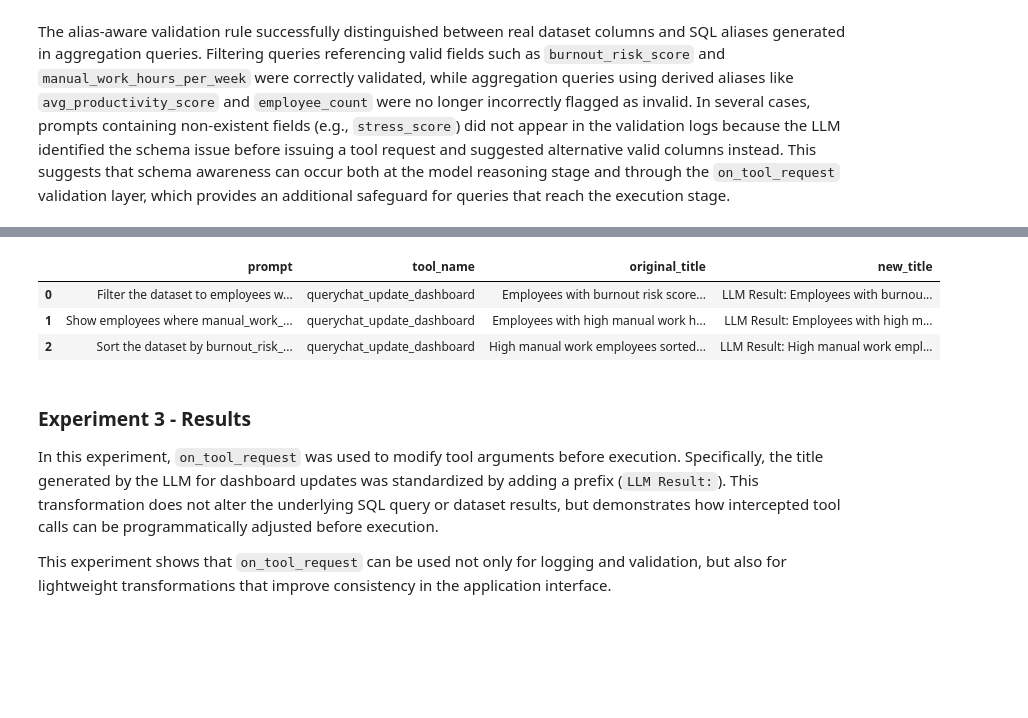
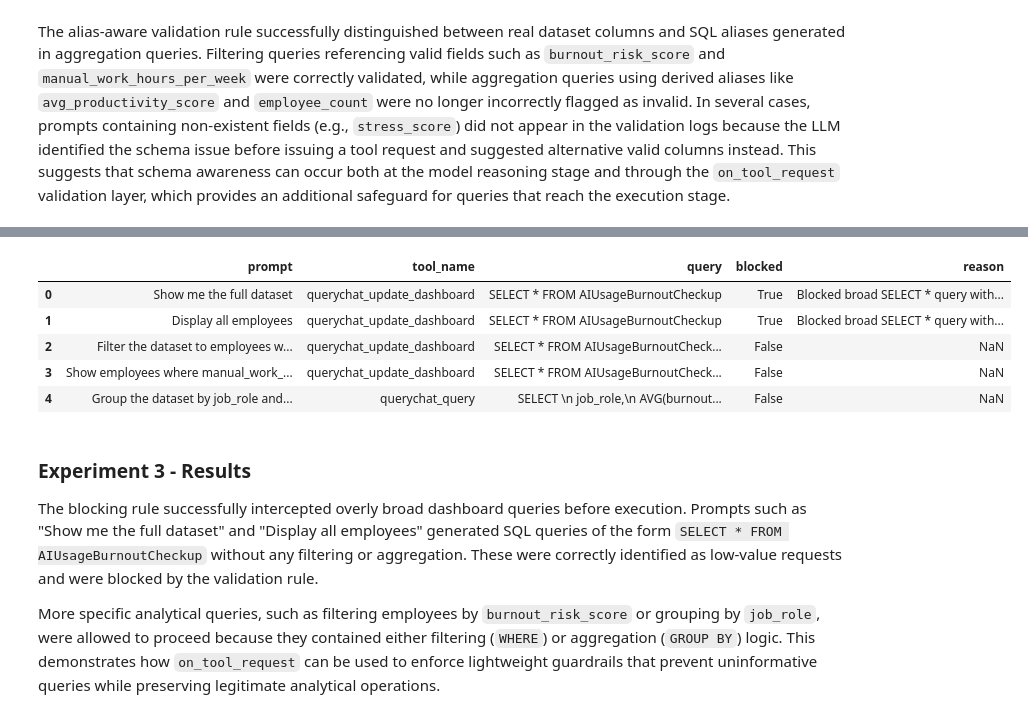
Before and after one commit to UBC-MDS/DSCI-532_2026_9_burnout-checkup, a Jupyter notebook: notebooks/on_tool_request.ipynb, the cells around one changed output, grey strips where cells are left out. Drawn from its saved outputs; the diff is of its cells as text; code cells hidden in the pictures; blank space fills up the shorter version.

Commit message:
update experiment 3

```diff
--- a/notebooks/on_tool_request.ipynb
+++ b/notebooks/on_tool_request.ipynb
@@ -839,15 +863,17 @@ Valid request: True
 # %%
-transform_df = pd.DataFrame(transform_logs)
+blocking_df = pd.DataFrame(blocking_logs)
 pd.set_option("display.max_colwidth", None)
-transform_df
+blocking_df
 # %% [output]
-|  | prompt | tool_name | original_title | new_title |
-| 0 | Filter the dataset to employees w... | querychat_update_dashboard | Employees with burnout risk score... | LLM Result: Employees with burnou... |
-| 1 | Show employees where manual_work_... | querychat_update_dashboard | Employees with high manual work h... | LLM Result: Employees with high m... |
-| 2 | Sort the dataset by burnout_risk_... | querychat_update_dashboard | High manual work employees sorted... | LLM Result: High manual work empl... |
+|  | prompt | tool_name | query | blocked | reason |
+| 0 | Show me the full dataset | querychat_update_dashboard | SELECT * FROM AIUsageBurnoutCheckup | True | Blocked broad SELECT * query with... |
+| 1 | Display all employees | querychat_update_dashboard | SELECT * FROM AIUsageBurnoutCheckup | True | Blocked broad SELECT * query with... |
+| 2 | Filter the dataset to employees w... | querychat_update_dashboard | SELECT * FROM AIUsageBurnoutCheck... | False | NaN |
+| 3 | Show employees where manual_work_... | querychat_update_dashboard | SELECT * FROM AIUsageBurnoutCheck... | False | NaN |
+| 4 | Group the dataset by job_role and... | querychat_query | SELECT \n job_role,\n AVG(burnout... | False | NaN |
 # %% [markdown]
 ### Experiment 3 - Results
 
-In this experiment, `on_tool_request` was used to modify tool arguments before execution. Specifically, the title generated by the LLM for dashboard updates was standardized by adding a prefix (`LLM Result:`). This transformation does not alter the underlying SQL query or dataset results, but demonstrates how intercepted tool calls can be programmatically adjusted before execution.
+The blocking rule successfully intercepted overly broad dashboard queries before execution. Prompts such as "Show me the full dataset" and "Display all employees" generated SQL queries of the form `SELECT * FROM AIUsageBurnoutCheckup` without any filtering or aggregation. These were correctly identified as low-value requests and were blocked by the validation rule.
 
-This experiment shows that `on_tool_request` can be used not only for logging and validation, but also for lightweight transformations that improve consistency in the application interface.
+More specific analytical queries, such as filtering employees by `burnout_risk_score` or grouping by `job_role`, were allowed to proceed because they contained either filtering (`WHERE`) or aggregation (`GROUP BY`) logic. This demonstrates how `on_tool_request` can be used to enforce lightweight guardrails that prevent uninformative queries while preserving legitimate analytical operations.
```
Also changed, not shown: parts of 6 cells of this notebook.
